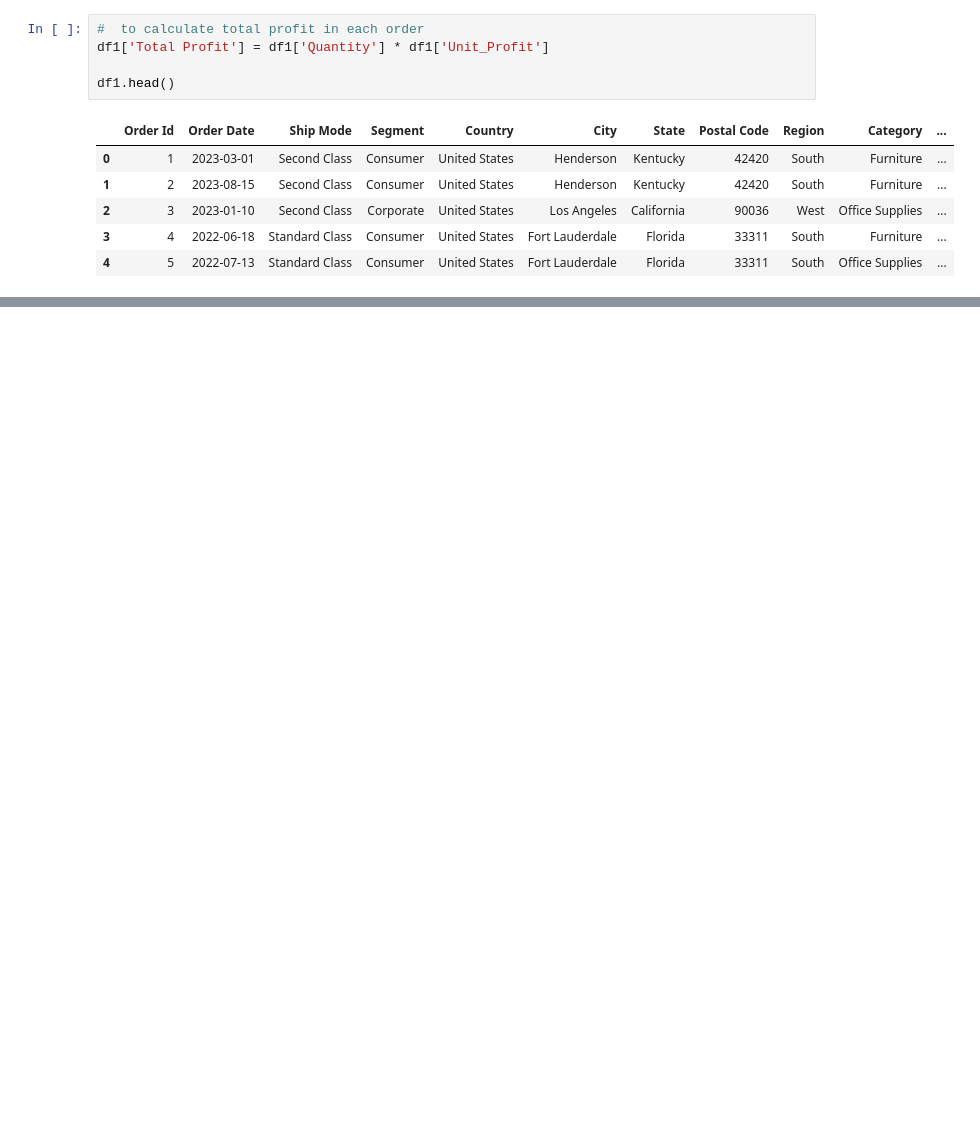
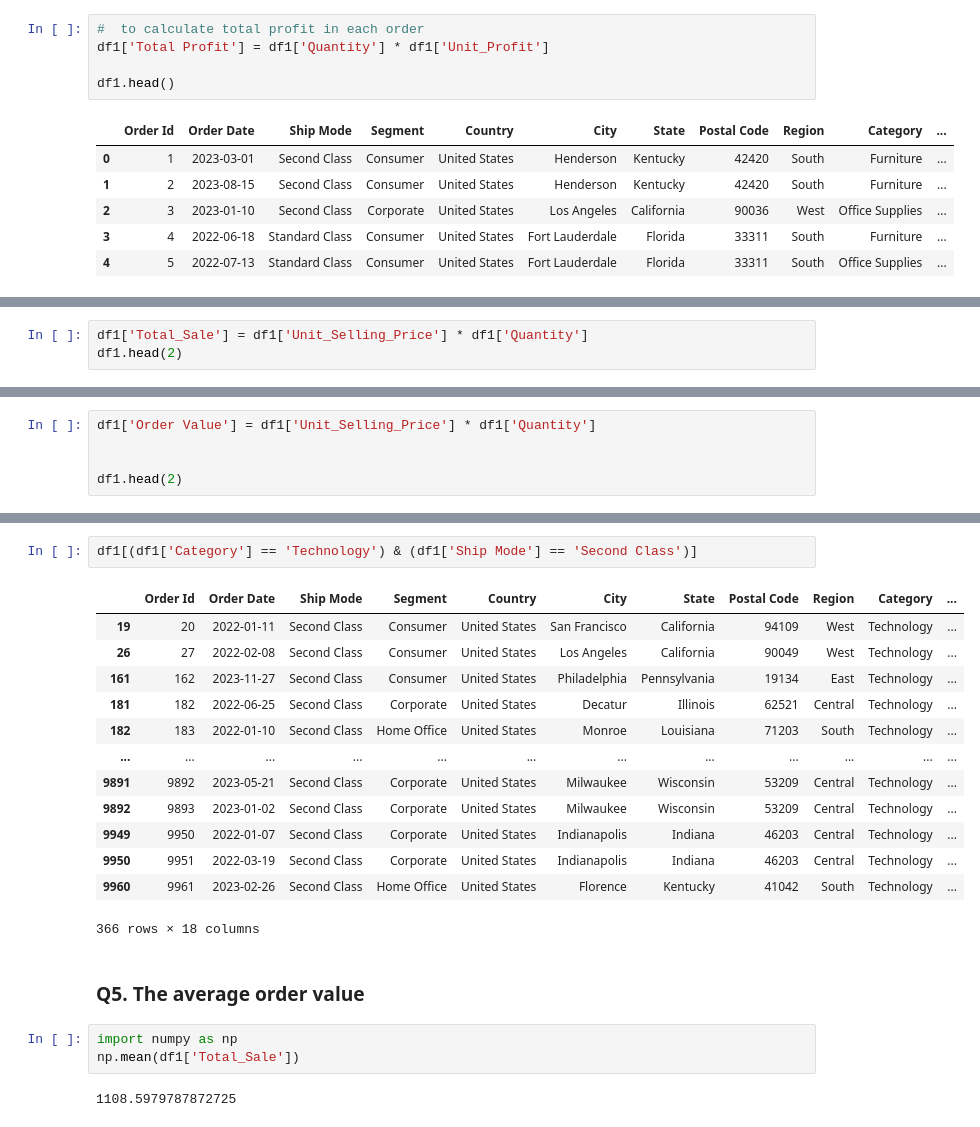
Before and after one commit to astuteIsrael/data_analyst_with_API, a Jupyter notebook: retail_rover.ipynb, the cells around one changed output, grey strips where cells are left out. Saved outputs shown, nothing was run; the diff lists cells and outputs as text; blank space fills up the shorter version.

```diff
--- a/retail_rover.ipynb
+++ b/retail_rover.ipynb
@@ -201,0 +324,3 @@ df1.head()
+# %%
+df1['Total_Sale'] = df1['Unit_Selling_Price'] * df1['Quantity']
+df1.head(2)
@@ -201,0 +429,5 @@ df1.head()
+# %%
+df1['Order Value'] = df1['Unit_Selling_Price'] * df1['Quantity']
+
+
+df1.head(2)
@@ -201,0 +449,23 @@ df1.head()
+# %%
+df1[(df1['Category'] == 'Technology') & (df1['Ship Mode'] == 'Second Class')]
+# %% [output]
+|  | Order Id | Order Date | Ship Mode | Segment | Country | City | State | Postal Code | Region | Category | ... |
+| 19 | 20 | 2022-01-11 | Second Class | Consumer | United States | San Francisco | California | 94109 | West | Technology | ... |
+| 26 | 27 | 2022-02-08 | Second Class | Consumer | United States | Los Angeles | California | 90049 | West | Technology | ... |
+| 161 | 162 | 2023-11-27 | Second Class | Consumer | United States | Philadelphia | Pennsylvania | 19134 | East | Technology | ... |
+| 181 | 182 | 2022-06-25 | Second Class | Corporate | United States | Decatur | Illinois | 62521 | Central | Technology | ... |
+| 182 | 183 | 2022-01-10 | Second Class | Home Office | United States | Monroe | Louisiana | 71203 | South | Technology | ... |
+| ... | ... | ... | ... | ... | ... | ... | ... | ... | ... | ... | ... |
+| 9891 | 9892 | 2023-05-21 | Second Class | Corporate | United States | Milwaukee | Wisconsin | 53209 | Central | Technology | ... |
+| 9892 | 9893 | 2023-01-02 | Second Class | Corporate | United States | Milwaukee | Wisconsin | 53209 | Central | Technology | ... |
+| 9949 | 9950 | 2022-01-07 | Second Class | Corporate | United States | Indianapolis | Indiana | 46203 | Central | Technology | ... |
+| 9950 | 9951 | 2022-03-19 | Second Class | Corporate | United States | Indianapolis | Indiana | 46203 | Central | Technology | ... |
+| 9960 | 9961 | 2023-02-26 | Second Class | Home Office | United States | Florence | Kentucky | 41042 | South | Technology | ... |
+366 rows × 18 columns
+# %% [markdown]
+### Q5. The average order value
+# %%
+import numpy as np
+np.mean(df1['Total_Sale'])
+# %% [output]
+1108.5979787872725
```
Also changed, not shown: parts of 51 cells of this notebook.
